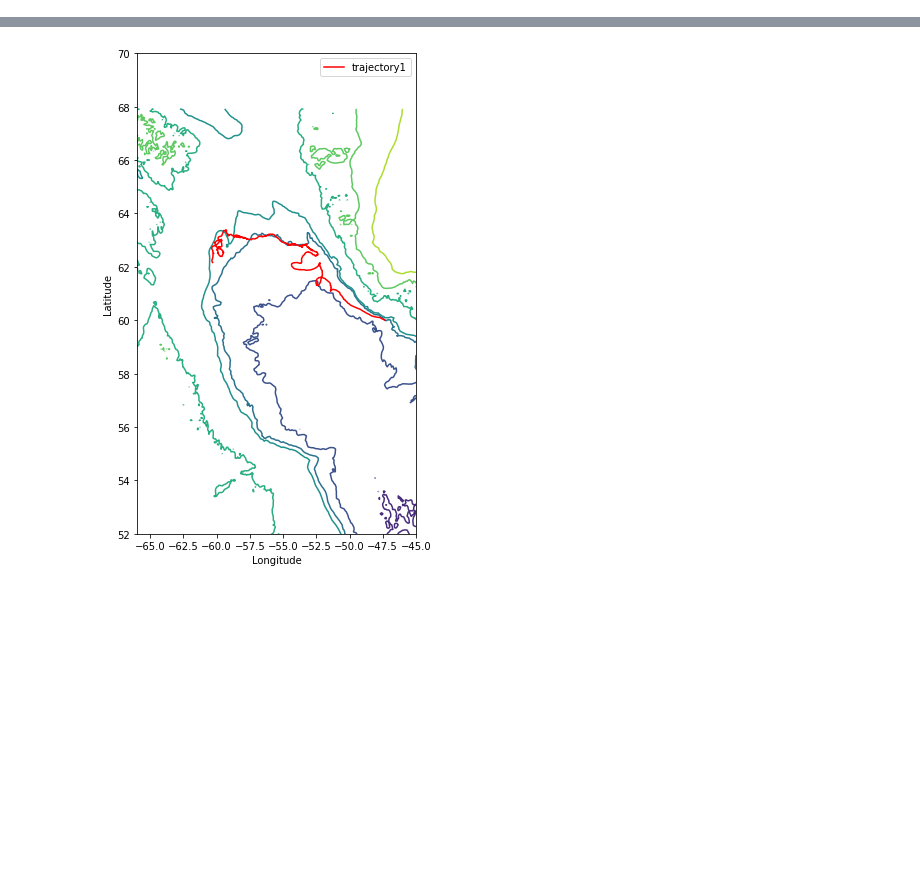
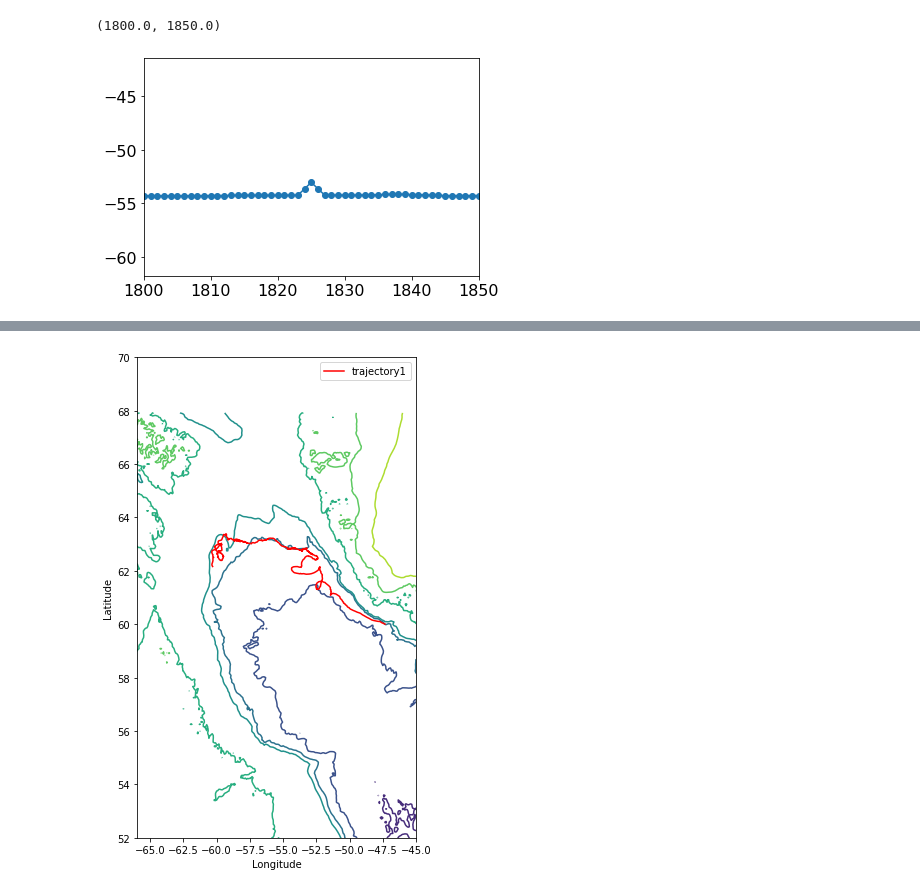
Before and after one commit to eleanorfrajka/drifters, a Jupyter notebook: 02-code/05-analyse_data.ipynb, the cells around one changed output, grey strips where cells are left out. Saved outputs shown, nothing was run; the diff lists cells and outputs as text; code cells hidden in the pictures; blank space fills up the shorter version.

```diff
--- a/02-code/05-analyse_data.ipynb
+++ b/02-code/05-analyse_data.ipynb
@@ -90,0 +111,7 @@ NameError: name 'cat_proc_path' is not defined
+# %%
+ddo=9
+plt.plot(ds1.lon[ddo,:],marker='o')
+plt.xlim([1800,1850])
+# %% [output]
+(1800.0, 1850.0)
+[figure, added]
```
Also changed, not shown: parts of 12 cells of this notebook, 7 other files.
